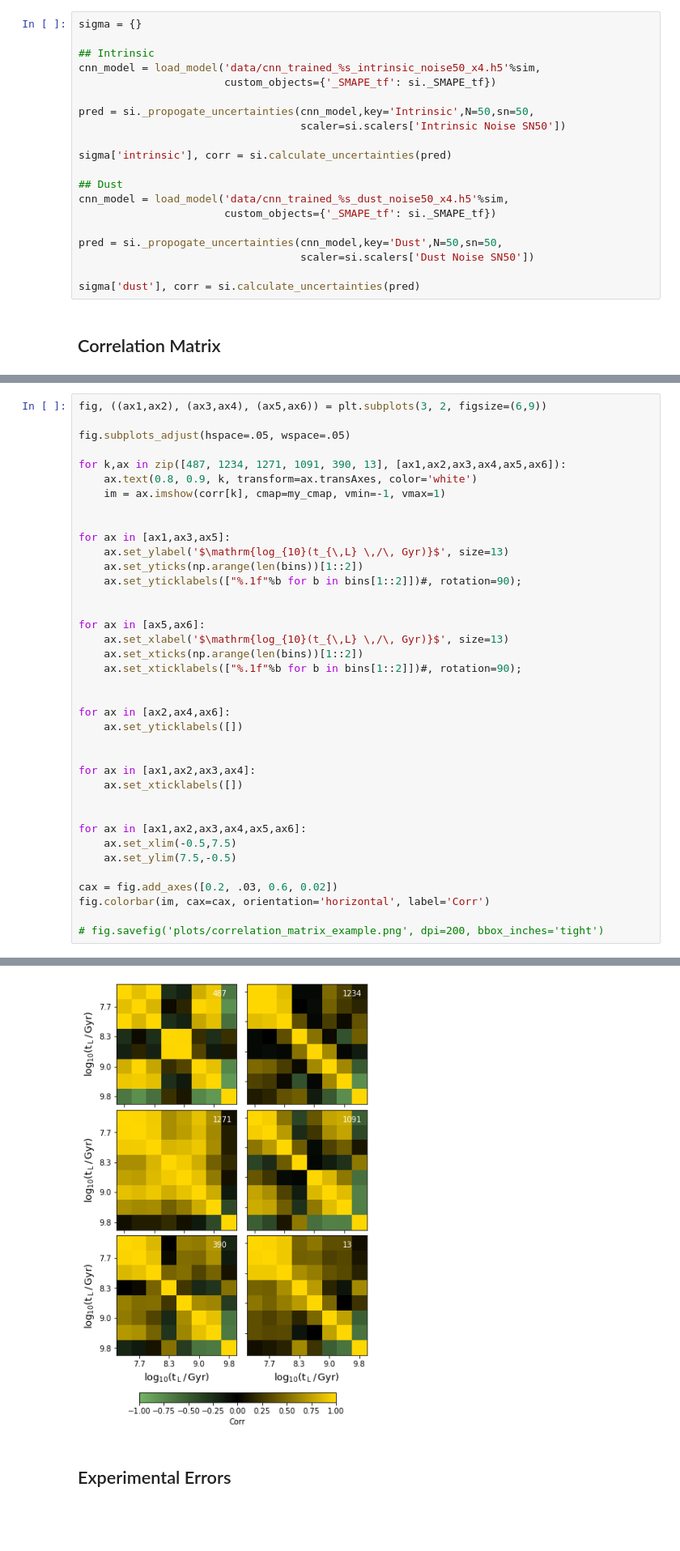
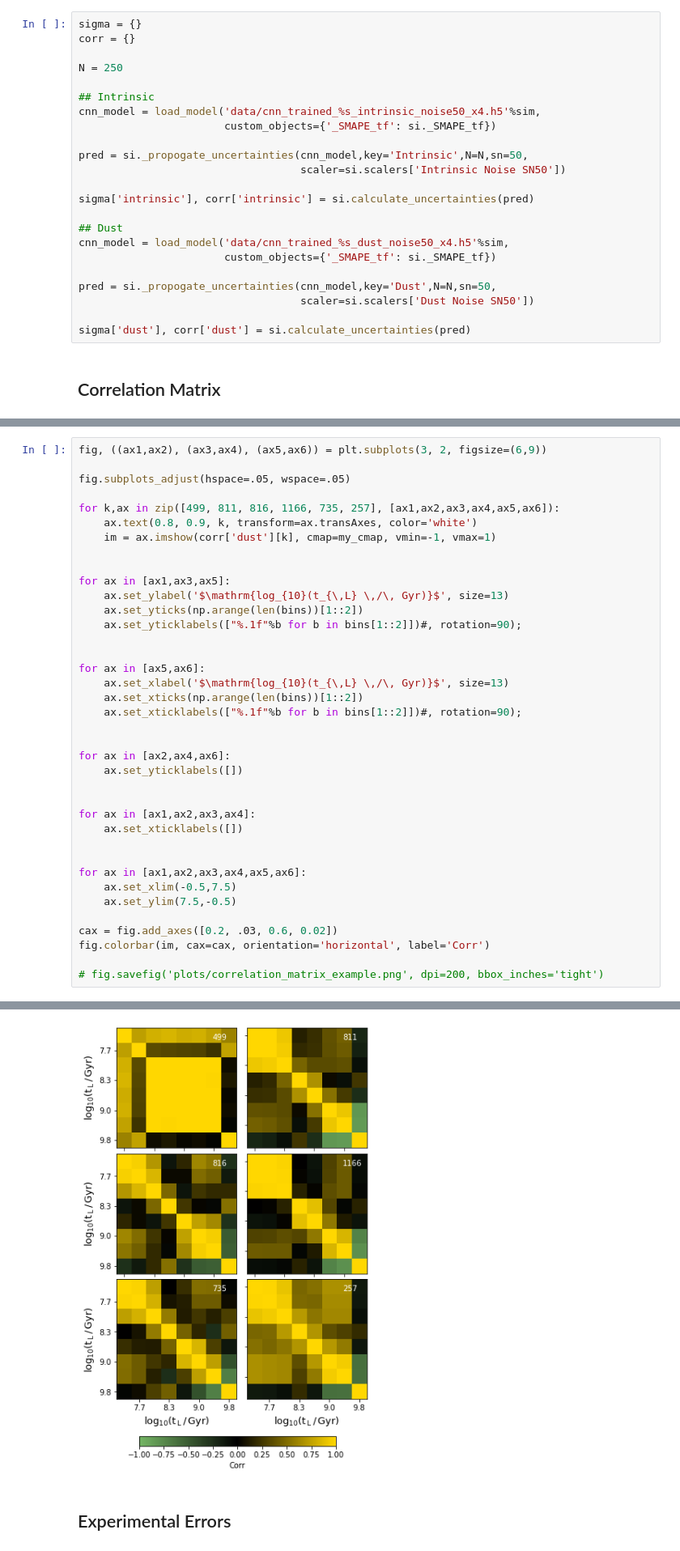
Before and after one commit to christopherlovell/Learning_SFHs, a Jupyter notebook: 22_Errors.ipynb, the cells around one changed output, grey strips where cells are left out. Shown at 81% size. Saved outputs shown, nothing was run; the diff lists cells and outputs as text; blank space fills up the shorter version.

```diff
--- a/22_Errors.ipynb
+++ b/22_Errors.ipynb
@@ -55,24 +60,27 @@ prediction['dust'] = cnn_model.predict(features[~si.train])
 Propogate spectral errors through model
 # %%
 sigma = {}
+corr = {}
+
+N = 250
 
 ## Intrinsic
 cnn_model = load_model('data/cnn_trained_%s_intrinsic_noise50_x4.h5'%sim,
                        custom_objects={'_SMAPE_tf': si._SMAPE_tf})
 
-pred = si._propogate_uncertainties(cnn_model,key='Intrinsic',N=50,sn=50,
+pred = si._propogate_uncertainties(cnn_model,key='Intrinsic',N=N,sn=50,
                                    scaler=si.scalers['Intrinsic Noise SN50'])
 
-sigma['intrinsic'], corr = si.calculate_uncertainties(pred)
+sigma['intrinsic'], corr['intrinsic'] = si.calculate_uncertainties(pred)
 
 ## Dust
 cnn_model = load_model('data/cnn_trained_%s_dust_noise50_x4.h5'%sim,
                        custom_objects={'_SMAPE_tf': si._SMAPE_tf})
 
-pred = si._propogate_uncertainties(cnn_model,key='Dust',N=50,sn=50,
+pred = si._propogate_uncertainties(cnn_model,key='Dust',N=N,sn=50,
                                    scaler=si.scalers['Dust Noise SN50'])
 
-sigma['dust'], corr = si.calculate_uncertainties(pred)
+sigma['dust'], corr['dust'] = si.calculate_uncertainties(pred)
 # %% [markdown]
 ## Correlation Matrix
 # %%
@@ -93,9 +101,9 @@ fig, ((ax1,ax2), (ax3,ax4), (ax5,ax6)) = plt.subplots(3, 2, figsize=(6,9))
 
 fig.subplots_adjust(hspace=.05, wspace=.05)
 
-for k,ax in zip([487, 1234, 1271, 1091, 390, 13], [ax1,ax2,ax3,ax4,ax5,ax6]):
+for k,ax in zip([499, 811, 816, 1166, 735, 257], [ax1,ax2,ax3,ax4,ax5,ax6]):
     ax.text(0.8, 0.9, k, transform=ax.transAxes, color='white')
-    im = ax.imshow(corr[k], cmap=my_cmap, vmin=-1, vmax=1)
+    im = ax.imshow(corr['dust'][k], cmap=my_cmap, vmin=-1, vmax=1)
 
 
 for ax in [ax1,ax3,ax5]:
@@ -103,34 +111,34 @@ for ax in [ax1,ax3,ax5]:
     ax.set_yticks(np.arange(len(bins))[1::2])
     ax.set_yticklabels(["%.1f"%b for b in bins[1::2]])#, rotation=90);
 
 
 for ax in [ax5,ax6]:
     ax.set_xlabel('$\mathrm{log_{10}(t_{\,L} \,/\, Gyr)}$', size=13)
     ax.set_xticks(np.arange(len(bins))[1::2])
     ax.set_xticklabels(["%.1f"%b for b in bins[1::2]])#, rotation=90);
 
 
 for ax in [ax2,ax4,ax6]:
     ax.set_yticklabels([])
 
 
 for ax in [ax1,ax2,ax3,ax4]:
     ax.set_xticklabels([])
 
 
 for ax in [ax1,ax2,ax3,ax4,ax5,ax6]:
     ax.set_xlim(-0.5,7.5)
     ax.set_ylim(7.5,-0.5)
 
 cax = fig.add_axes([0.2, .03, 0.6, 0.02])
 fig.colorbar(im, cax=cax, orientation='horizontal', label='Corr')
 
 # fig.savefig('plots/correlation_matrix_example.png', dpi=200, bbox_inches='tight')
 # %% [output]
 <matplotlib.colorbar.Colorbar at 0x...>
 findfont: Font family ['sans-serif'] not found. Falling back to DejaVu Sans.
 findfont: Font family ['sans-serif'] not found. Falling back to DejaVu Sans.
-[figure, old version]
+[figure, new version]
 # %% [markdown]
 ## Experimental Errors
 # %%
```
Also changed, not shown: parts of 10 cells of this notebook, 15 other files.
